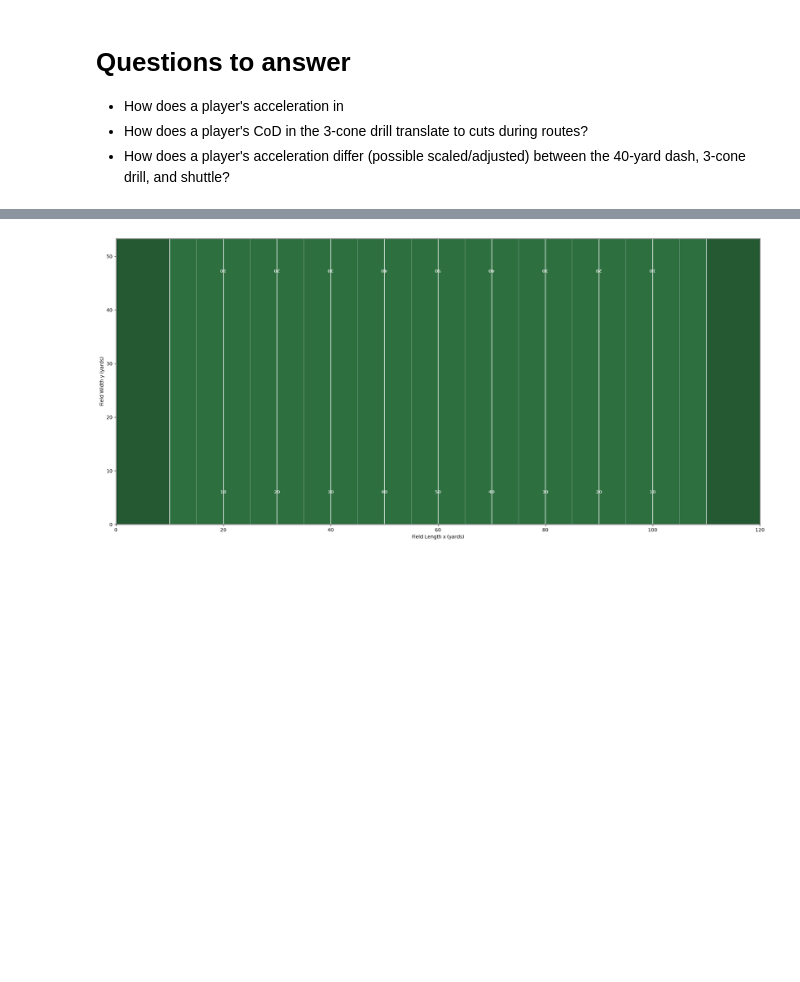
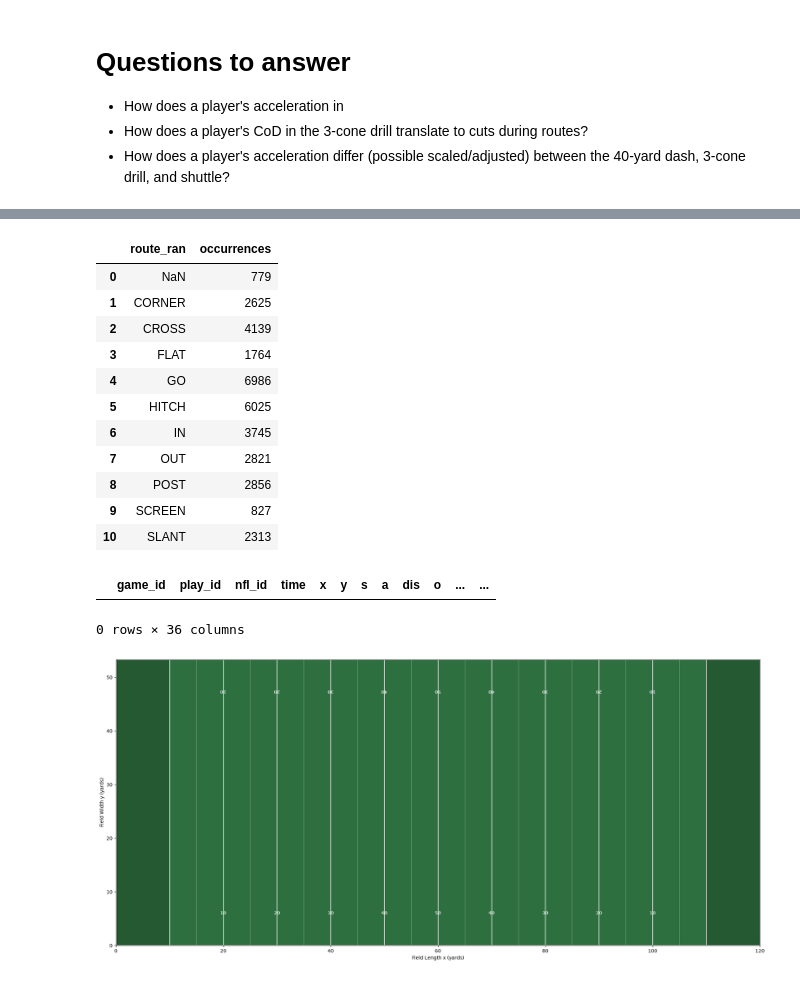
Before and after one commit to gatywilliam/numlds-400-final-project, a Jupyter notebook: src/local_eda_wgaty.ipynb, the cells around one changed output, grey strips where cells are left out. Drawn from its saved outputs; the diff is of its cells as text; code cells hidden in the pictures; blank space fills up the shorter version.

```diff
--- a/src/local_eda_wgaty.ipynb
+++ b/src/local_eda_wgaty.ipynb
@@ -26,3 +41,23 @@ Index: []
+# %%
+pd.read_sql("SELECT route_ran, COUNT(*) AS occurrences FROM player_play WHERE lined_up_position == 'WR' OR lined_up_position == 'TE' GROUP BY route_ran", con)
+# %% [output]
+|  | route_ran | occurrences |
+| 0 | NaN | 779 |
+| 1 | CORNER | 2625 |
+| 2 | CROSS | 4139 |
+| 3 | FLAT | 1764 |
+| 4 | GO | 6986 |
+| 5 | HITCH | 6025 |
+| 6 | IN | 3745 |
+| 7 | OUT | 2821 |
+| 8 | POST | 2856 |
+| 9 | SCREEN | 827 |
+| 10 | SLANT | 2313 |
+# %%
+pd.read_sql("SELECT * FROM game_tracking_2023 as y23 JOIN game_tracking_2024 as y24 ON y23.nfl_id == y24.nfl_id JOIN game_tracking_2025 as y25 ON y23.nfl_id == y25.nfl_id WHERE y23.nfl_id == 58424", con)
+# %% [output]
+|  | game_id | play_id | nfl_id | time | x | y | s | a | dis | o | ... | ... |
+0 rows × 36 columns
 # %%
 combine_results_df = pd.read_csv("data/combine_results.csv")
 combine_df = pd.read_csv("data/combine_tracking.csv")
```
Also changed, not shown: parts of 1 cell of this notebook.
